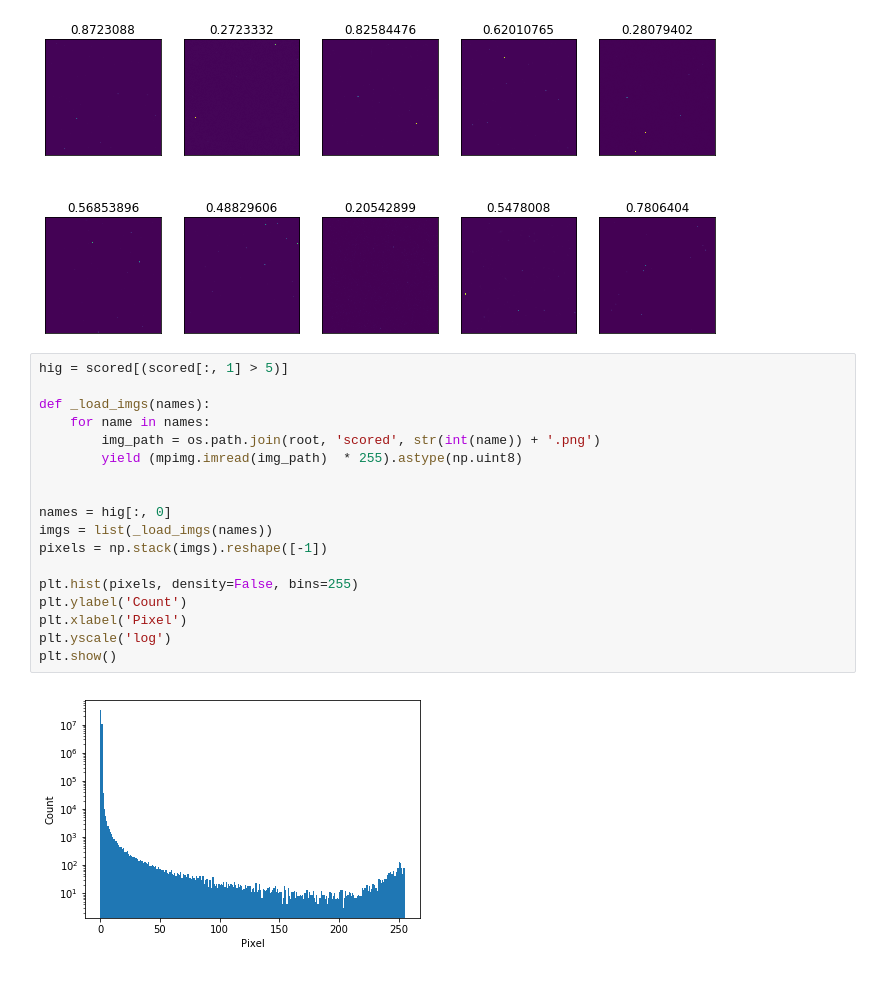
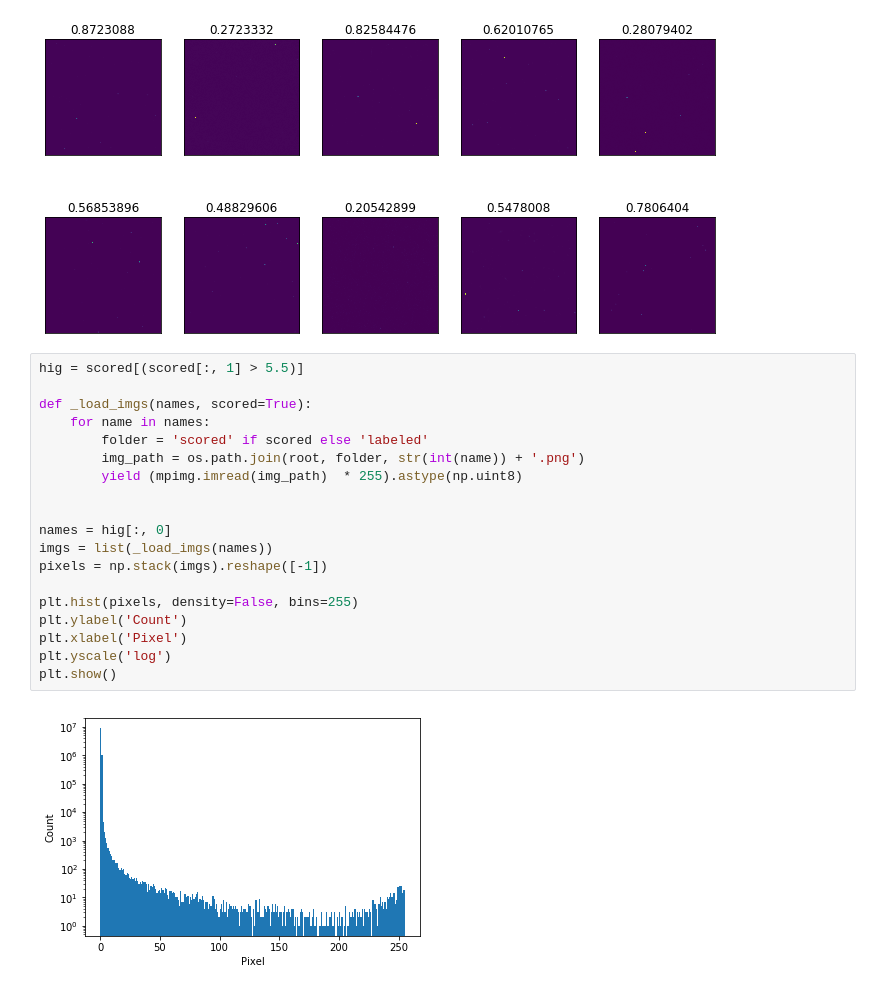
Before and after one commit to sansavenir/cil-cosmology-2020, a Jupyter notebook: tools/inspect.ipynb, the cells around one changed output. Cells and saved outputs as stored; diff of their text form.

```diff
--- a/tools/inspect.ipynb
+++ b/tools/inspect.ipynb
@@ -44,25 +47,26 @@ plot_images(med)
 # %% [output]
 [figure]
 # %%
-hig = scored[(scored[:, 1] > 5)]
+hig = scored[(scored[:, 1] > 5.5)]
 
-def _load_imgs(names):
+def _load_imgs(names, scored=True):
     for name in names:
-        img_path = os.path.join(root, 'scored', str(int(name)) + '.png')
+        folder = 'scored' if scored else 'labeled'
+        img_path = os.path.join(root, folder, str(int(name)) + '.png')
         yield (mpimg.imread(img_path)  * 255).astype(np.uint8)
 
 
 names = hig[:, 0]
 imgs = list(_load_imgs(names))
 pixels = np.stack(imgs).reshape([-1])
 
 plt.hist(pixels, density=False, bins=255)
 plt.ylabel('Count')
 plt.xlabel('Pixel')
 plt.yscale('log')
 plt.show()
 # %% [output]
-[figure, old version]
+[figure, new version]
 # %%
 img = imgs[0]
 
```
Also changed, not shown: parts of 8 cells of this notebook.
